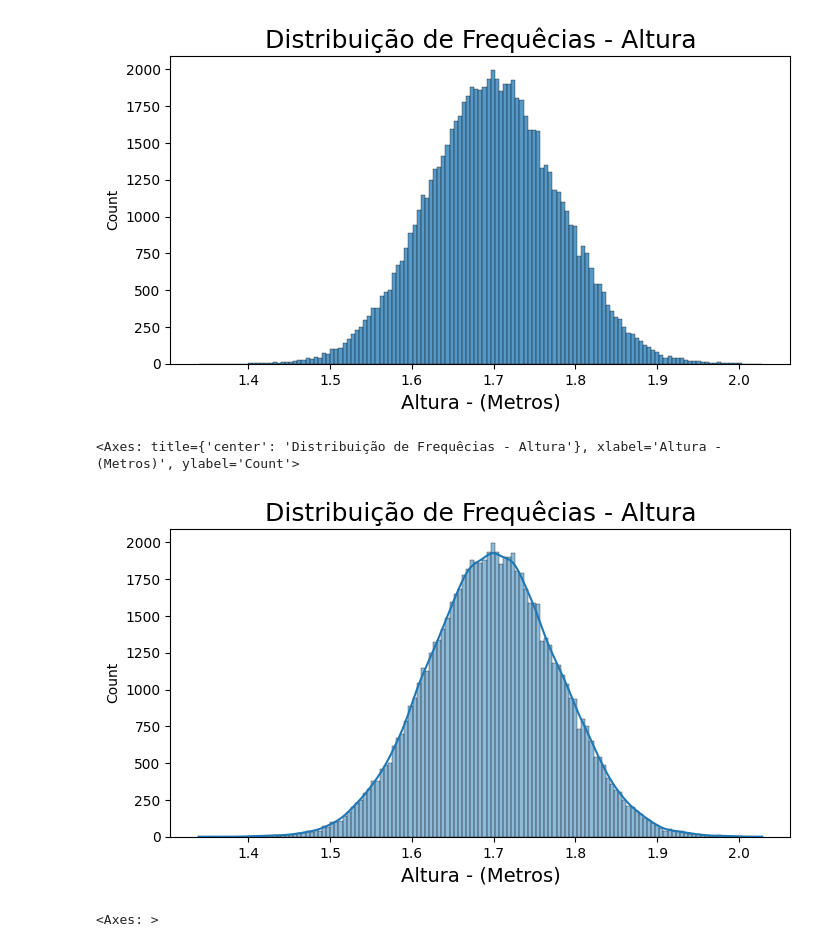
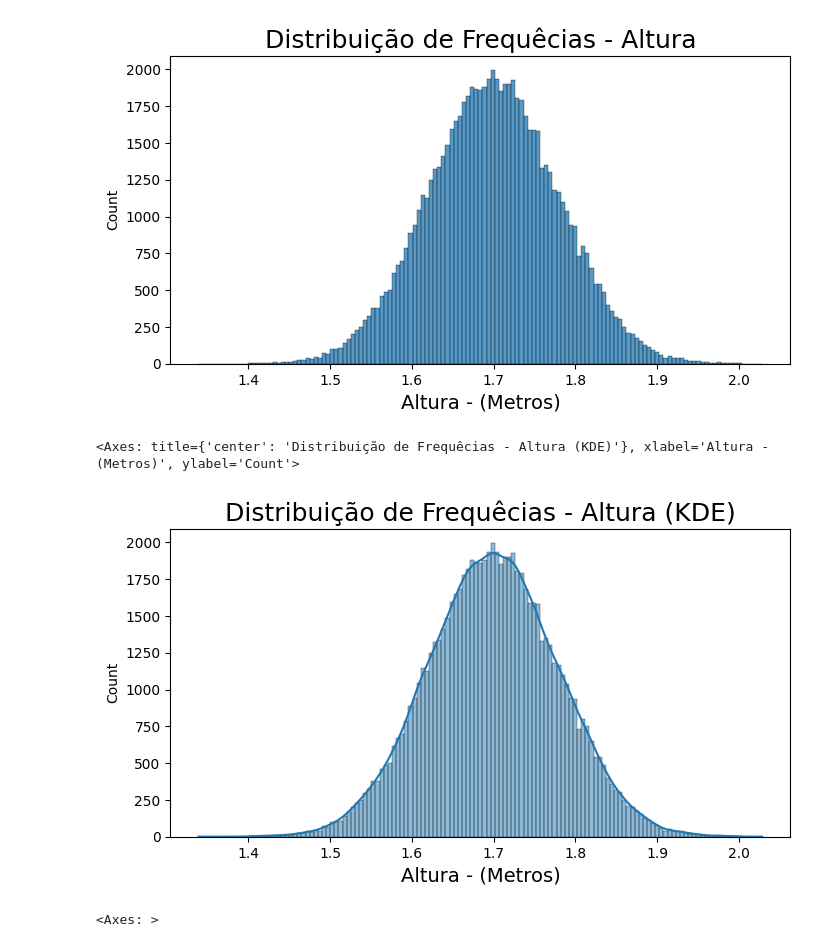
Before and after one commit to DiogoWorkGit/Python_Notebooks, a Jupyter notebook: Notebooks/Curso_de_Estatística_Parte_1.ipynb, the cells around one changed output. Drawn from its saved outputs; the diff is of its cells as text; code cells hidden in the pictures.

```diff
--- a/Notebooks/Curso_de_Estatística_Parte_1.ipynb
+++ b/Notebooks/Curso_de_Estatística_Parte_1.ipynb
@@ -515,13 +515,13 @@ ax
 # %%
 # Argumento KDE= True
 ax = sns.histplot(dados.Altura, kde= True)
 ax.figure.set_size_inches(8, 4)
-ax.set_title('Distribuição de Frequêcias - Altura', fontsize=18)
+ax.set_title('Distribuição de Frequêcias - Altura (KDE)', fontsize=18)
 ax.set_xlabel('Altura - (Metros)', fontsize=14)
 ax
 # %% [output]
-<Axes: title={'center': 'Distribuição de Frequêcias - Altura'}, xlabel='Altura - (Metros)', ylabel='Count'>
+<Axes: title={'center': 'Distribuição de Frequêcias - Altura (KDE)'}, xlabel='Altura - (Metros)', ylabel='Count'>
-[figure, old version]
+[figure, new version]
 # %%
 # Alternativa de histograma utilizando pandas
 dados.Altura.hist(bins= 50, figsize=(8,4))
```
Also changed, not shown: parts of 10 cells of this notebook.
